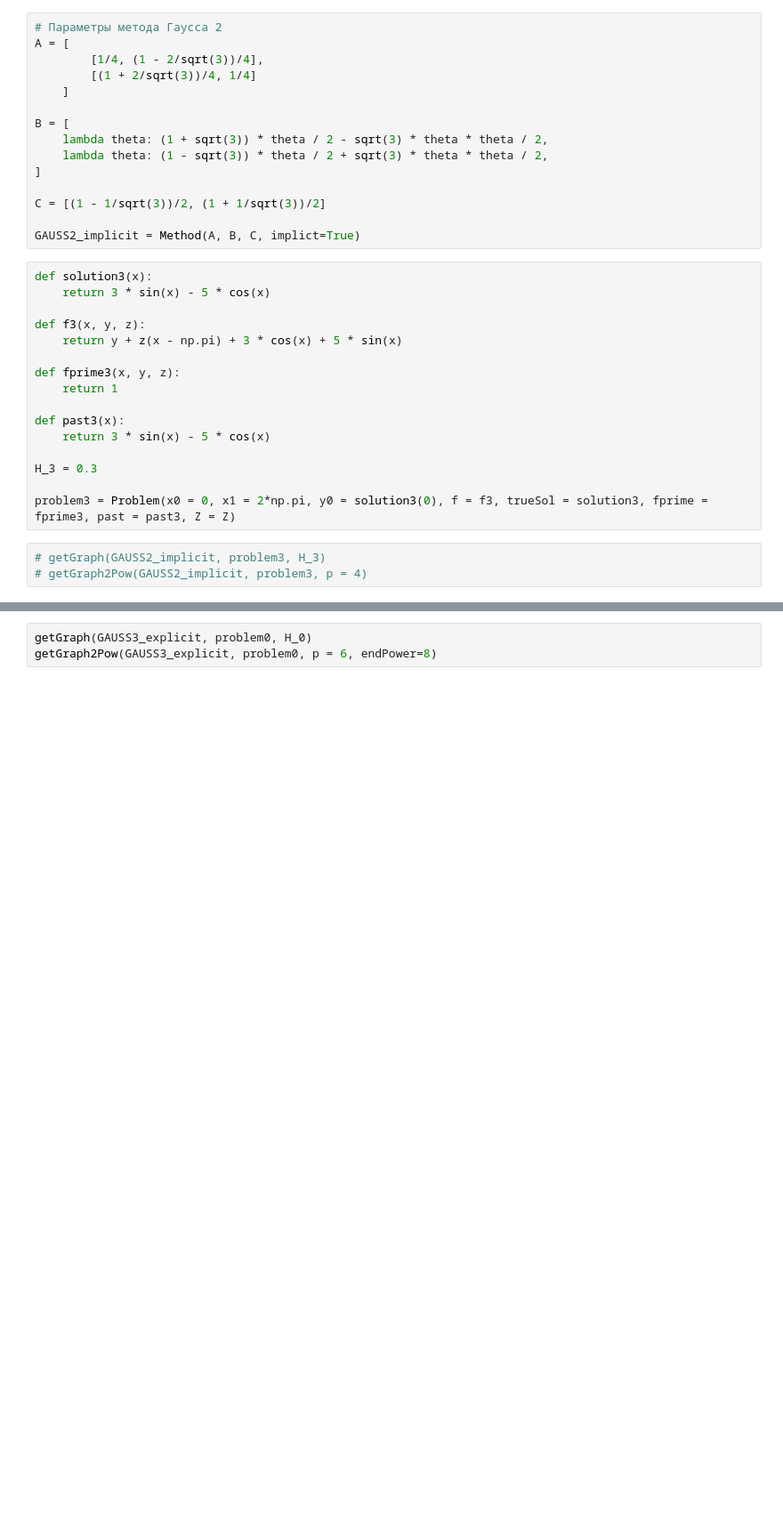
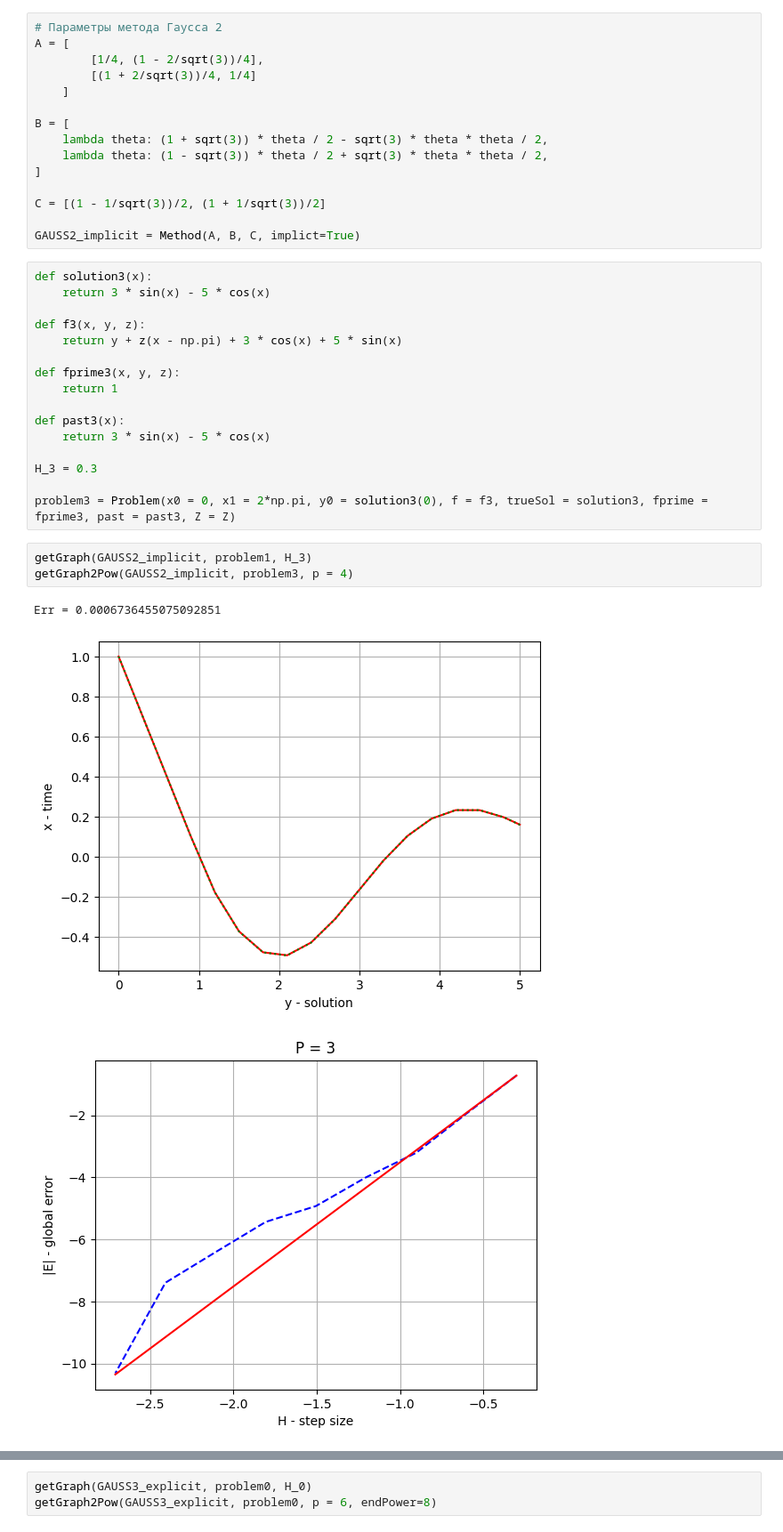
Before and after one commit to LilTenImat/colloss, a Jupyter notebook: colloss2.ipynb, the cells around one changed output, grey strips where cells are left out. Shown at 89% size. Drawn from its saved outputs; the diff is of its cells as text; blank space fills up the shorter version.

```diff
--- a/colloss2.ipynb
+++ b/colloss2.ipynb
@@ -305,6 +320,10 @@ H_3 = 0.3
 
 problem3 = Problem(x0 = 0, x1 = 2*np.pi, y0 = solution3(0), f = f3, trueSol = solution3, fprime = fprime3, past = past3, Z = Z)
 # %%
-# getGraph(GAUSS2_implicit, problem3, H_3)
-# getGraph2Pow(GAUSS2_implicit, problem3, p = 4)
+getGraph(GAUSS2_implicit, problem1, H_3)
+getGraph2Pow(GAUSS2_implicit, problem3, p = 4)
+# %% [output]
+Err = 0.0006736455075092851
+[figure, added]
+[figure, added]
 # %%
```
Also changed, not shown: parts of 10 cells of this notebook, 4 other files.
